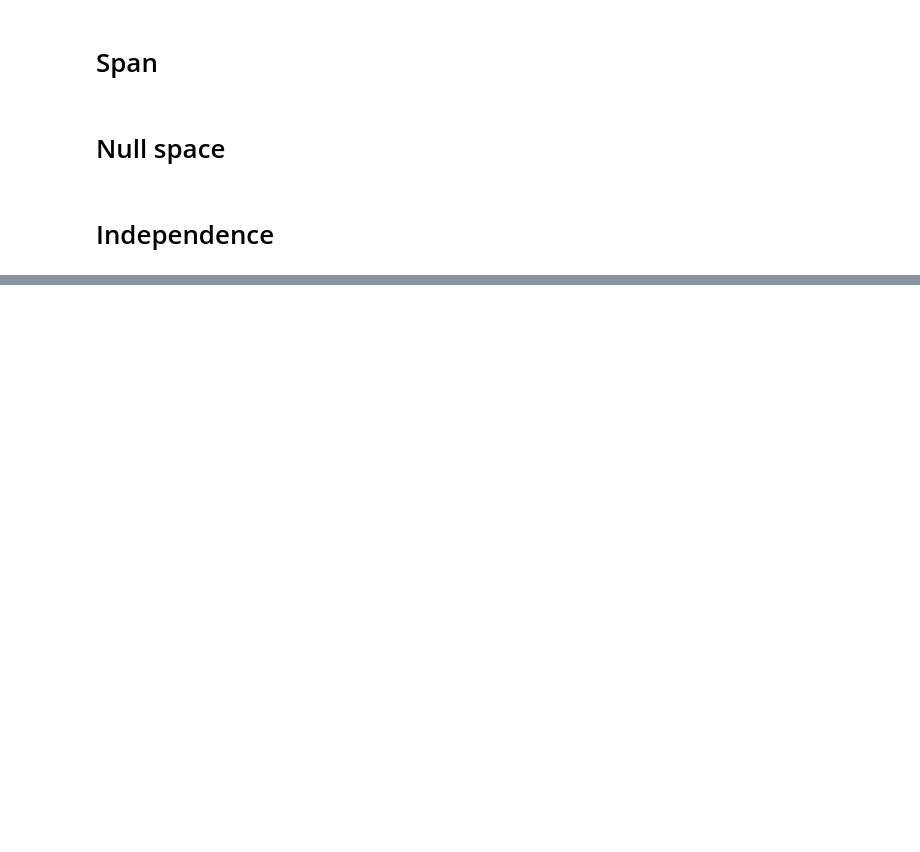
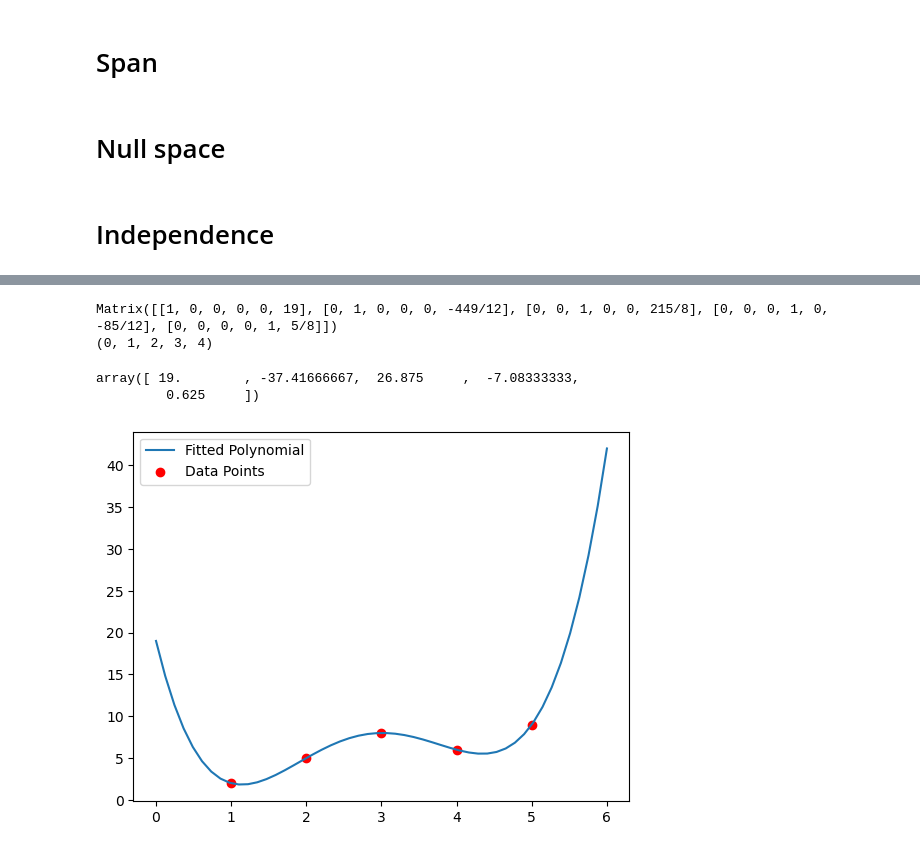
Before and after one commit to hjyshane/LinearAlgebraPython, a Jupyter notebook: 05__Vector_Space.ipynb, the cells around one changed output, grey strips where cells are left out. Cells and saved outputs as stored; diff of their text form; code cells hidden in the pictures; blank space fills up the shorter version.

Commit message:
polynomial

```diff
--- a/05__Vector_Space.ipynb
+++ b/05__Vector_Space.ipynb
@@ -26,0 +73,4 @@ then that is the subspace of set **S**.
+# %%
+# 이를 RREF로 풀면,
+A_rref = A.rref()
+A_rref
@@ -26,0 +85,31 @@ then that is the subspace of set **S**.
+# %%
+print(A_rref[0]) # RREF 매트릭스 부분
+print(A_rref[1]) # 피벗 열의 인덱스 리스트
+# %% [output]
+Matrix([[1, 0, 0, 0, 0, 19], [0, 1, 0, 0, 0, -449/12], [0, 0, 1, 0, 0, 215/8], [0, 0, 0, 1, 0, -85/12], [0, 0, 0, 0, 1, 5/8]])
+(0, 1, 2, 3, 4)
+# %%
+# 여기서 해만 추출하려면
+A_rref_array = np.array(A_rref[0]) # RREF 매트릭스 부분만 numpy 배열로 변환
+coef = A_rref_array.astype(float)[:,-1] # 마지막 열이 해 (계수들)
+# 즉, 다항식의 계수들은 약 1.4, -4.7, 5.2, -2.1, 0.6 임을 알 수 있다.
+# A_rref[1]는 피벗 열의 인덱스 리스트이다.
+coef
+# %% [output]
+array([ 19.        , -37.41666667,  26.875     ,  -7.08333333,
+         0.625     ])
+# %%
+#이제 이 계수들을 사용하여 다항식을 정의하고, 이를 이용해 그래프를 그릴 수 있다.
+sp.symbols('x')
+f = coef[0] + coef[1]*x + coef[2]*x**2 + coef[3]*x**3 + coef[4]*x**4
+
+# 다항식 그래프 그리기
+# x 값 범위 설정
+x_vals = np.linspace(0, 6) # 0부터 6까지
+y_vals = coef[0] + coef[1]*x_vals + coef[2]*x_vals**2 + coef[3]*x_vals**3 + coef[4]*x_vals**4 # 다항식 값 계산: f(x_vals) 형태로 직접 계산
+plt.plot(x_vals, y_vals, label='Fitted Polynomial') # 다항식 그래프 그리기
+plt.scatter(B[:,0], B[:,1], color='red', label='Data Points') # 원래 데이터 점들도 함께 표시
+plt.legend()
+plt.show()
+# %% [output]
+[figure, added]
```
Also changed, not shown: parts of 5 cells of this notebook, 2 other files.
